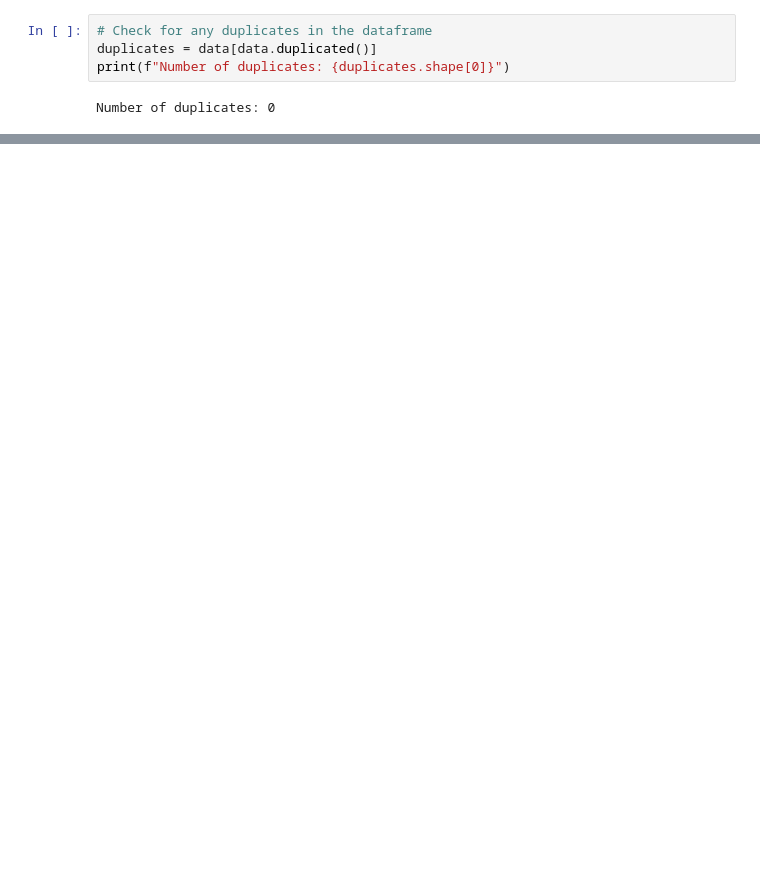
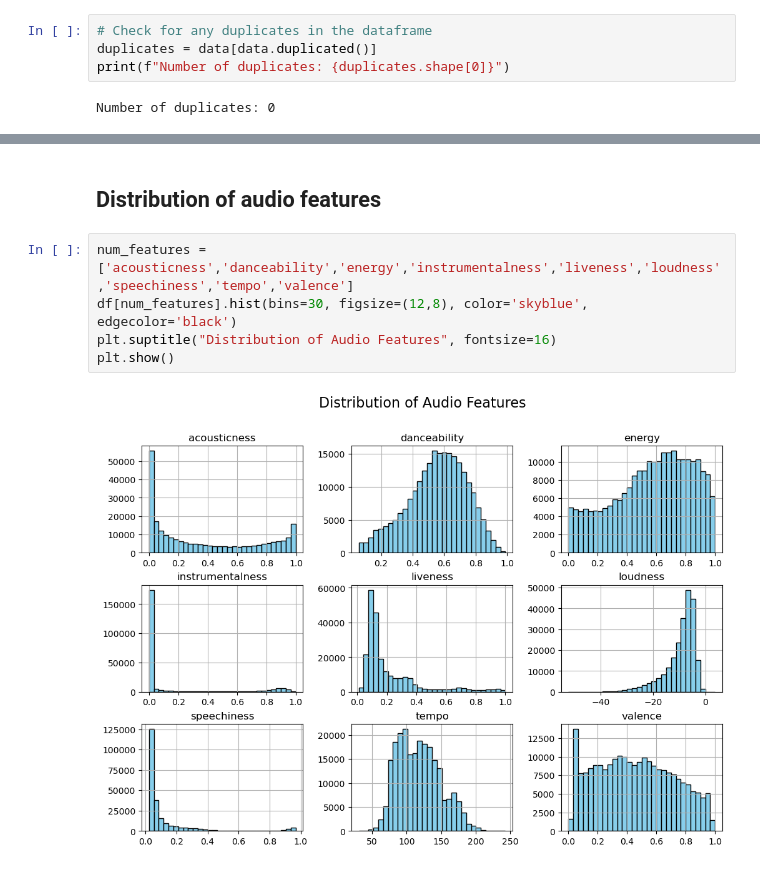
Before and after one commit to jeelfaldu7/predicting_spotify_song_popularity, a Jupyter notebook: notebook.ipynb, the cells around one changed output, grey strips where cells are left out. Cells and saved outputs as stored; diff of their text form; blank space fills up the shorter version.

```diff
--- a/notebook.ipynb
+++ b/notebook.ipynb
@@ -151,0 +137,9 @@ for one_col in numeric_cols:
+# %% [markdown]
+## Distribution of audio features
+# %%
+num_features = ['acousticness','danceability','energy','instrumentalness','liveness','loudness','speechiness','tempo','valence']
+df[num_features].hist(bins=30, figsize=(12,8), color='skyblue', edgecolor='black')
+plt.suptitle("Distribution of Audio Features", fontsize=16)
+plt.show()
+# %% [output]
+[figure, added]
```
Also changed, not shown: parts of 21 cells of this notebook.
